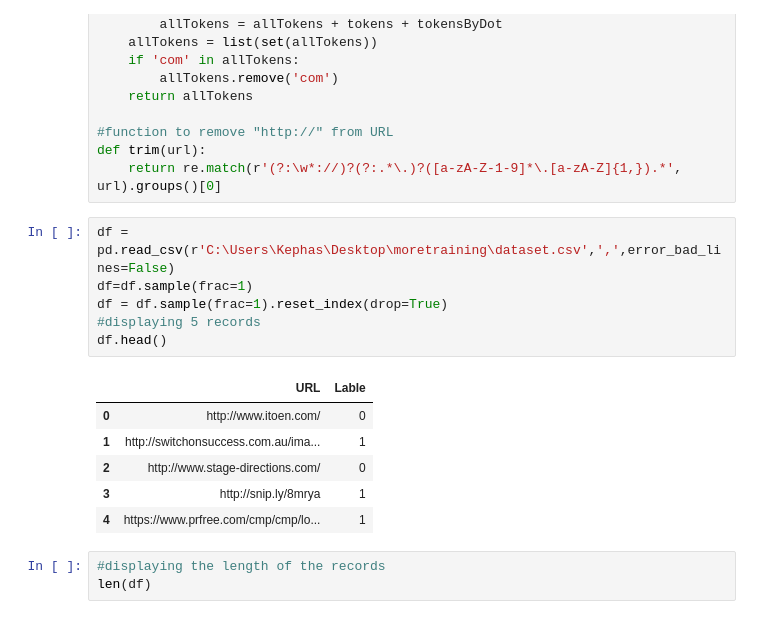
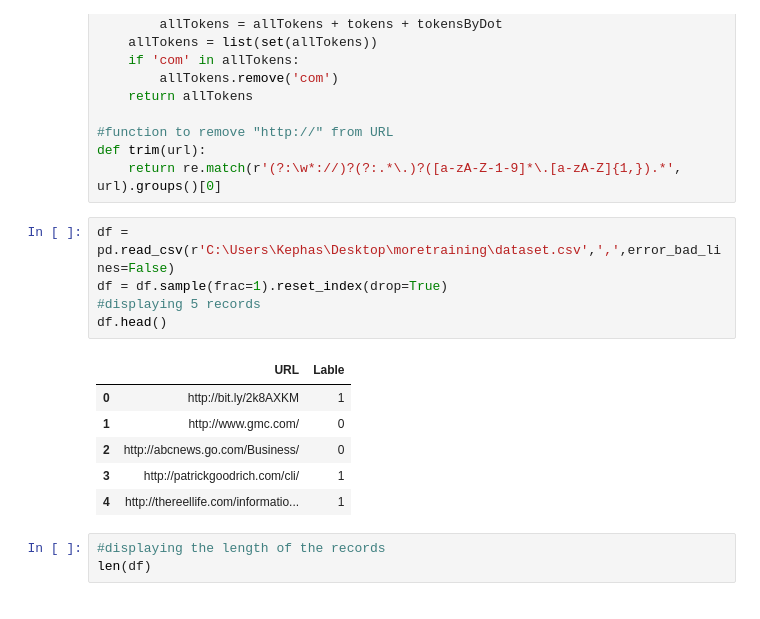
Before and after one commit to loidem/final-project, a Jupyter notebook: LRG.ipynb, the cells around one changed output. Saved outputs shown, nothing was run; the diff lists cells and outputs as text.

```diff
--- a/LRG.ipynb
+++ b/LRG.ipynb
@@ -44,17 +44,16 @@ def trim(url):
     return re.match(r'(?:\w*://)?(?:.*\.)?([a-zA-Z-1-9]*\.[a-zA-Z]{1,}).*', url).groups()[0]
 # %%
 df = pd.read_csv(r'C:\Users\Kephas\Desktop\moretraining\dataset.csv',',',error_bad_lines=False)
-df=df.sample(frac=1)
 df = df.sample(frac=1).reset_index(drop=True)
 #displaying 5 records
 df.head()
 # %% [output]
 |  | URL | Lable |
-| 0 | http://www.itoen.com/ | 0 |
-| 1 | http://switchonsuccess.com.au/ima... | 1 |
-| 2 | http://www.stage-directions.com/ | 0 |
-| 3 | http://snip.ly/8mrya | 1 |
-| 4 | https://www.prfree.com/cmp/cmp/lo... | 1 |
+| 0 | http://bit.ly/2k8AXKM | 1 |
+| 1 | http://www.gmc.com/ | 0 |
+| 2 | http://abcnews.go.com/Business/ | 0 |
+| 3 | http://patrickgoodrich.com/cli/ | 1 |
+| 4 | http://thereellife.com/informatio... | 1 |
 # %%
 #displaying the length of the records
 len(df)
```
Also changed, not shown: parts of 7 cells of this notebook, 2 other files.
